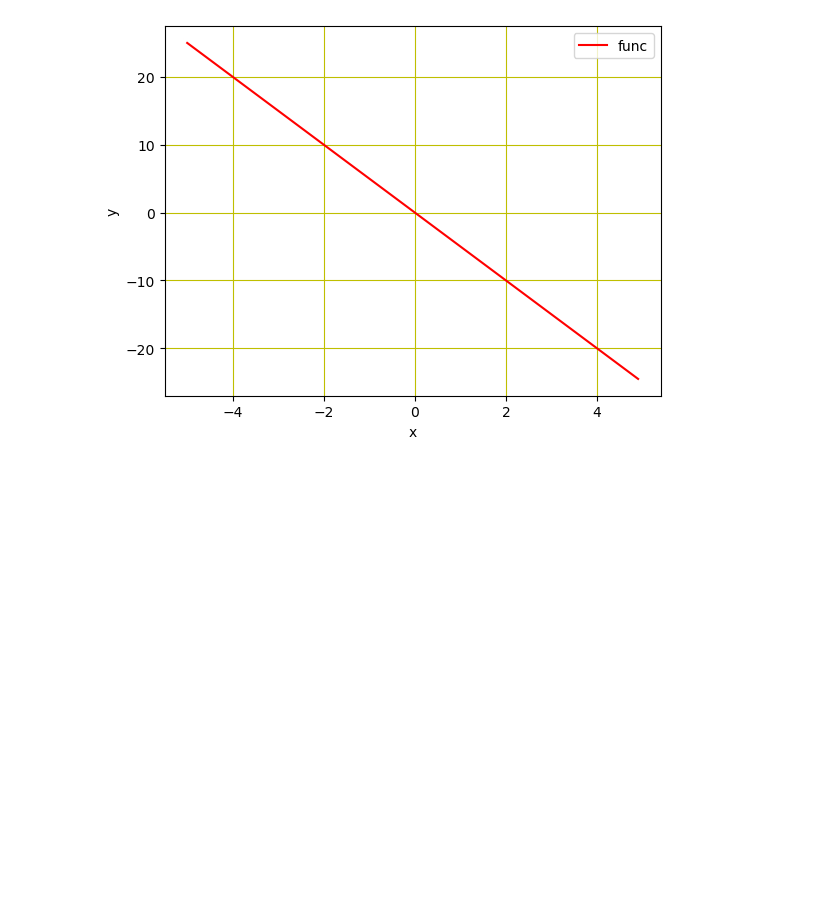
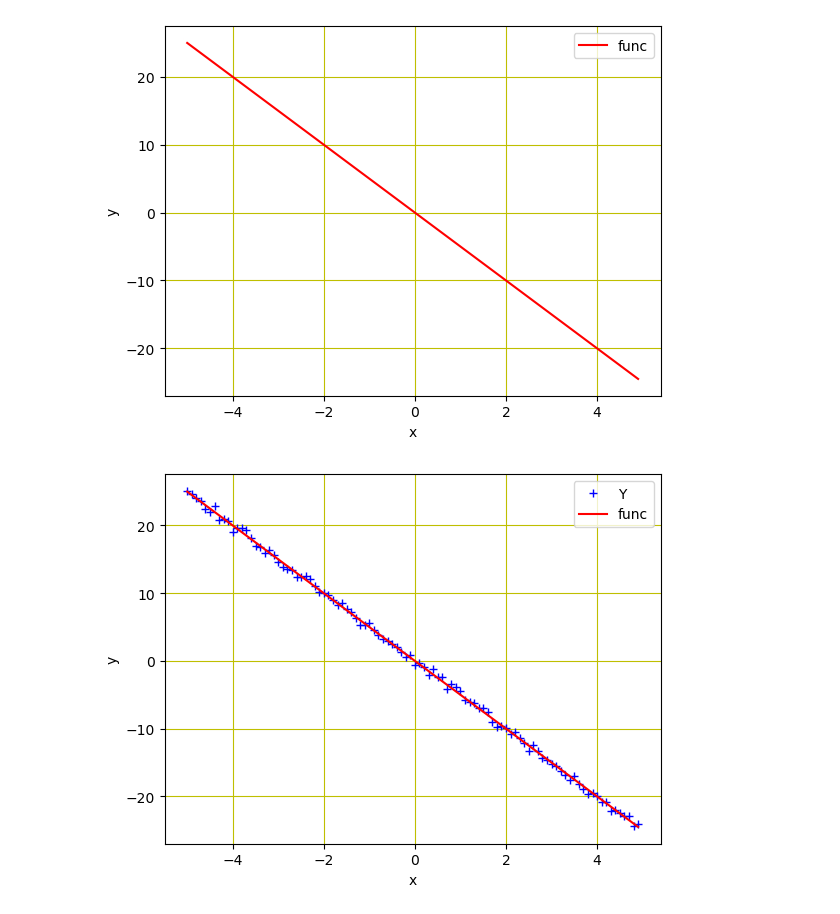
Before and after one commit to DahalAb1/ML-Research, a Jupyter notebook: linear_regression.ipynb, the cells around one changed output. Cells and saved outputs as stored; diff of their text form; code cells hidden in the pictures; blank space fills up the shorter version.

```diff
--- a/linear_regression.ipynb
+++ b/linear_regression.ipynb
@@ -26,3 +26,22 @@ plt.grid('True', color='y')
 plt.show()
 # %% [output]
 [figure]
+# %%
+"""
+As we need to simulate the real data we just created, let’s add some Gaussian noise to it in order to create noisy data, keeping the value of standard deviation 0.4
+"""
+
+# Adding Gaussian noise to the function f(X) and saving it in Y
+Y = func + 0.4 * torch.randn(X.size())
+# %%
+#Now, let’s visualize these data points using below lines of code.
+
+plt.plot(X.numpy(), Y.numpy(), 'b+', label='Y')
+plt.plot(X.numpy(), func.numpy(), 'r', label='func')
+plt.xlabel('x')
+plt.ylabel('y')
+plt.legend()
+plt.grid('True', color='y')
+plt.show()
+# %% [output]
+[figure, added]
```
Also changed, not shown: parts of 5 cells of this notebook, 1 other file.
